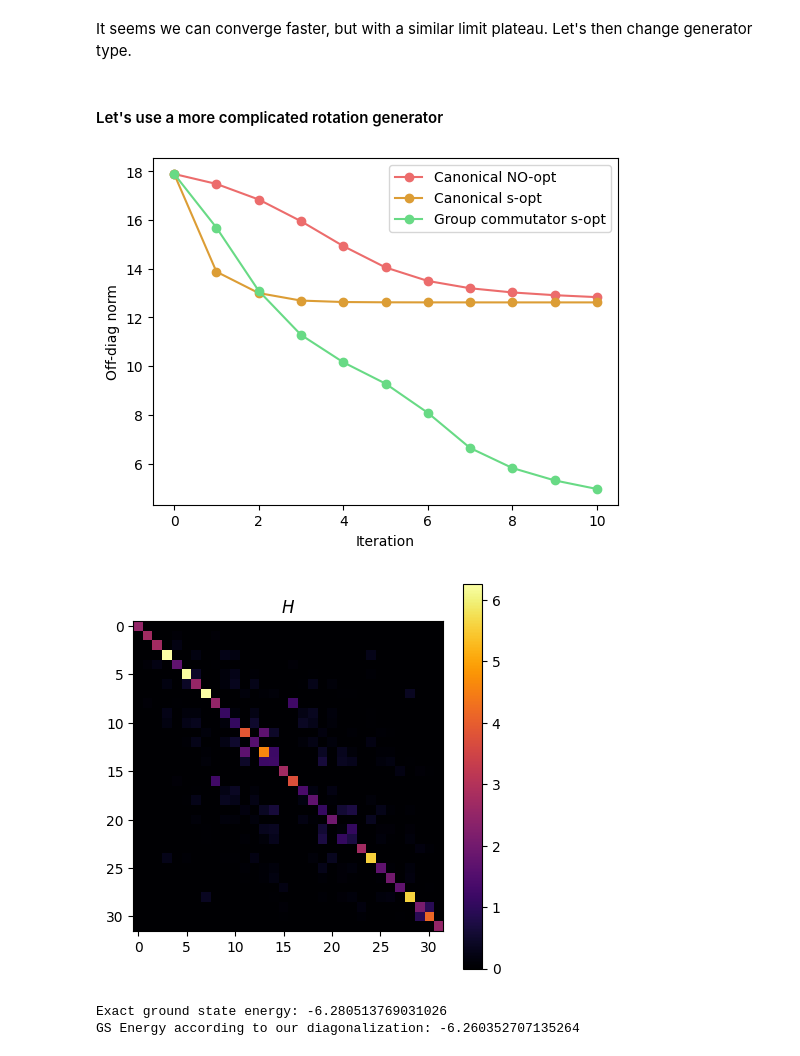
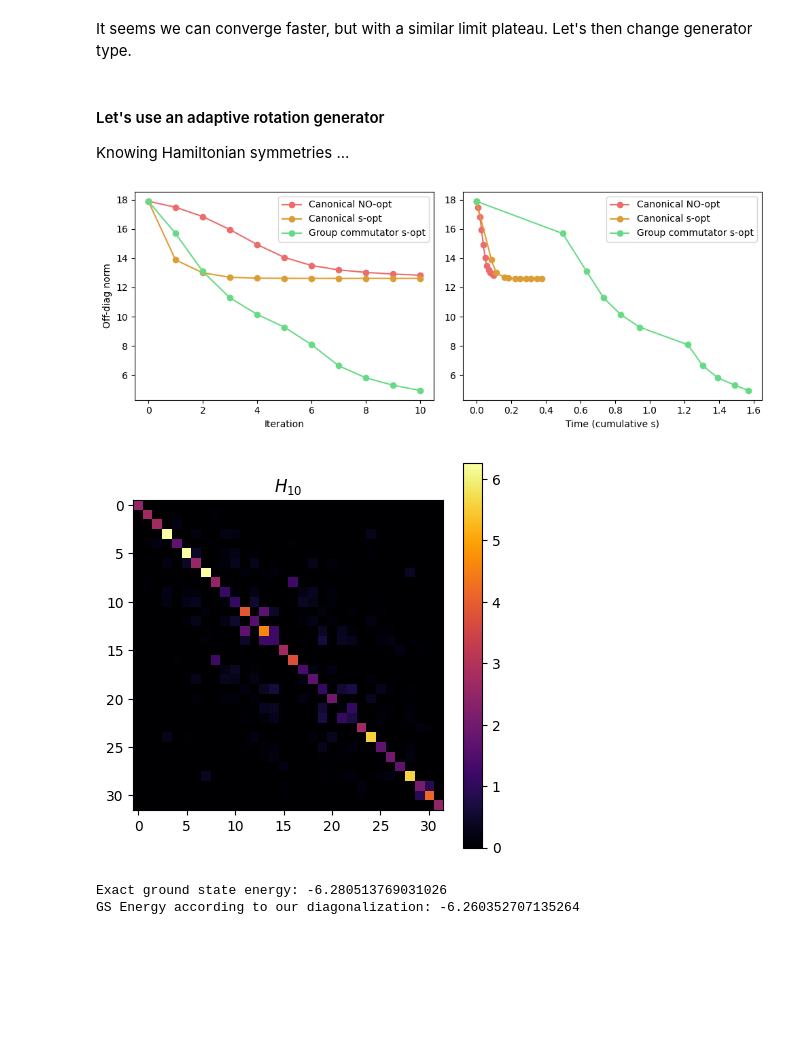
Before and after one commit to MatteoRobbiati/notebooks, a Jupyter notebook: DBQA/dbqa4diagonalization.ipynb, the cells around one changed output. Cells and saved outputs as stored; diff of their text form; code cells hidden in the pictures; blank space fills up the shorter version.

```diff
--- a/DBQA/dbqa4diagonalization.ipynb
+++ b/DBQA/dbqa4diagonalization.ipynb
@@ -115,17 +154,19 @@ Off diagonal norm after applying DBI: 17.479773146709526
 def n_db_iterations(dbi, nsteps=30, stepsize=0.01, optimize_step=False, d=None):
     """Repeat `nsteps` times the DBI execution."""
     offdiag_norms = [dbi.off_diagonal_norm]
+    steps = [0.]
     for _ in range(nsteps):
         if optimize_step:
             stepsize = optimize_stepsize(dbi=dbi, grid_size=100, d=d)
+        steps.append(stepsize)
         dbi(step=stepsize, d=d)
         offdiag_norms.append(dbi.off_diagonal_norm)
-    return offdiag_norms
+    return offdiag_norms, steps
 # %%
 # execute DBI ntimes
 dbi = DoubleBracketIteration(hamiltonian=deepcopy(h0), mode=generator_type)
-offdiag_norms = n_db_iterations(dbi=dbi, nsteps=nsteps)
+offdiag_norms, steps_can = n_db_iterations(dbi=dbi, nsteps=nsteps)
 
 # plot the loss function
-plot_loss(losses=[offdiag_norms])
+plot_loss(losses=[offdiag_norms], steps=[steps_can])
 # %% [output]
@@ -162,6 +203,6 @@ def optimize_stepsize(dbi, d=None, step_range=[-5, 0], grid_size=30):
 dbi_optimized = DoubleBracketIteration(hamiltonian=deepcopy(h0), mode=generator_type)
 
 # execute ntimes
-offdiag_opt = n_db_iterations(dbi=dbi_optimized, nsteps=nsteps, optimize_step=True)
+offdiag_opt, steps_can_opt = n_db_iterations(dbi=dbi_optimized, nsteps=nsteps, optimize_step=True)
 # %%
 # plot the loss function
@@ -171,25 +224,40 @@ plot_loss(losses=[offdiag_norms, offdiag_opt], labels=["Canonical NO-opt", "Cano
 # %% [markdown]
 It seems we can converge faster, but with a similar limit plateau. Let's then change generator type.
 # %% [markdown]
-#### Let's use a more complicated rotation generator
+#### Let's use an adaptive rotation generator
+
+Knowing Hamiltonian symmetries ...
 # %%
 comm_gen = DoubleBracketGeneratorType.group_commutator
 d_op = np.diag(np.linspace(1,2**nqubits,2**nqubits))
 dbi_comm = DoubleBracketIteration(hamiltonian=deepcopy(h0), mode=comm_gen)
 # %%
-offdiag_comm = n_db_iterations(dbi=dbi_comm, nsteps=nsteps, optimize_step=True, d=d_op)
+offdiag_comm, steps_comm = n_db_iterations(dbi=dbi_comm, nsteps=nsteps, optimize_step=True, d=d_op)
 # %%
 # plot the loss function
 plot_loss(
-    losses=[offdiag_norms, offdiag_opt, offdiag_comm],
-    labels=["Canonical NO-opt", "Canonical s-opt", "Group commutator s-opt"]
+    losses=[
+        offdiag_norms,
+        offdiag_opt,
+        offdiag_comm
+    ],
+    steps=[
+        steps_can,
+        steps_can_opt,
+        steps_comm,
+    ],
+    labels=[
+        "Canonical NO-opt",
+        "Canonical s-opt",
+        "Group commutator s-opt"
+    ]
 )
 # %% [output]
-[figure, old version]
+[figure, new version]
 # %%
-visualize_matrix(dbi_comm.h.matrix, r"$H$")
+visualize_matrix(dbi_comm.h.matrix, r"$H_{10}$")
 # %% [output]
-[figure, old version]
+[figure, new version]
 # %%
 print(f"Exact ground state energy: {np.min(h0.eigenvalues())}")
 print(f"GS Energy according to our diagonalization: {np.real(np.min(dbi_comm.diagonal_h_matrix))}")
```
Also changed, not shown: parts of 16 cells of this notebook.
